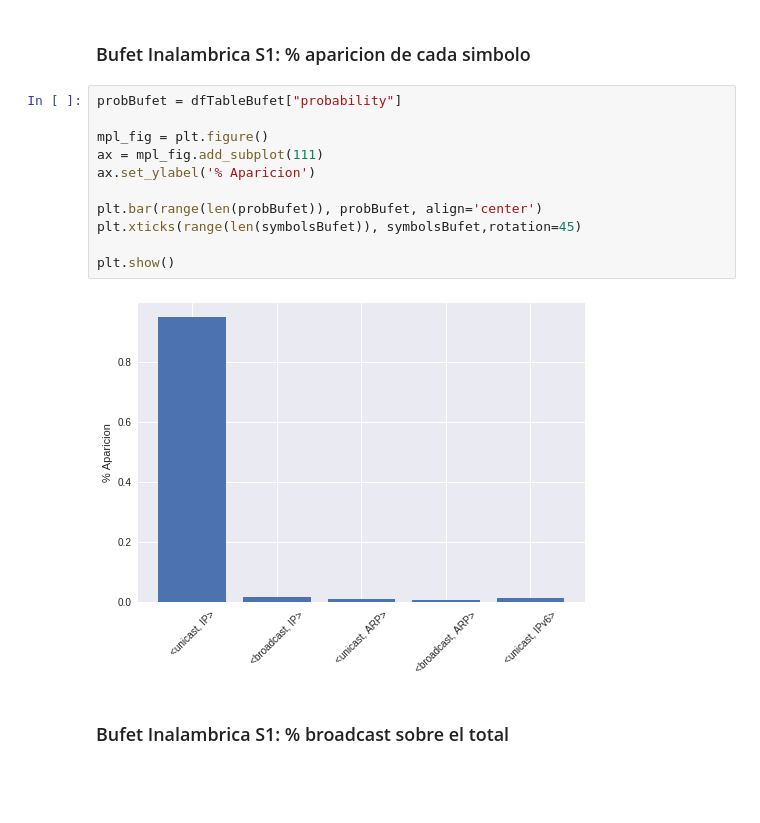
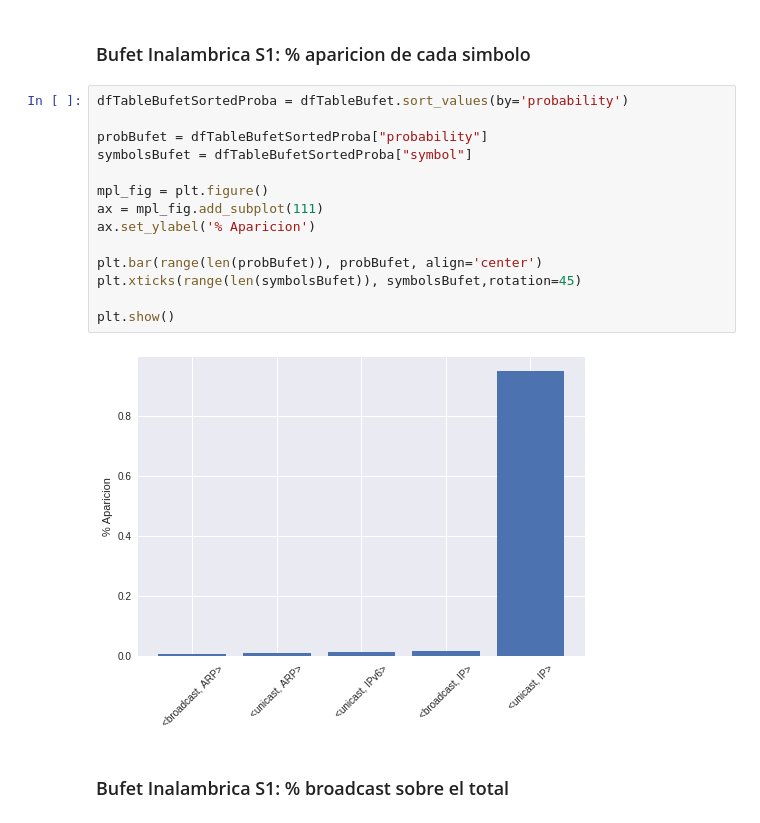
Before and after one commit to a-lavia/redes, a Jupyter notebook: tp1/tools/Graficos-s1.ipynb, the cells around one changed output. Drawn from its saved outputs; the diff is of its cells as text; blank space fills up the shorter version.

```diff
--- a/tp1/tools/Graficos-s1.ipynb
+++ b/tp1/tools/Graficos-s1.ipynb
@@ -131,18 +138,21 @@ plt.show()
 # %% [markdown]
 ### Bufet Inalambrica S1: % aparicion de cada simbolo
 # %%
-probBufet = dfTableBufet["probability"]
+dfTableBufetSortedProba = dfTableBufet.sort_values(by='probability')
+
+probBufet = dfTableBufetSortedProba["probability"]
+symbolsBufet = dfTableBufetSortedProba["symbol"]
 
 mpl_fig = plt.figure()
 ax = mpl_fig.add_subplot(111)
 ax.set_ylabel('% Aparicion')
 
 plt.bar(range(len(probBufet)), probBufet, align='center')
 plt.xticks(range(len(symbolsBufet)), symbolsBufet,rotation=45)
 
 plt.show()
 # %% [output]
-[figure, old version]
+[figure, new version]
 # %% [markdown]
 ### Bufet Inalambrica S1: % broadcast sobre el total
 # %%
```
Also changed, not shown: parts of 5 cells of this notebook, 1 other file.
